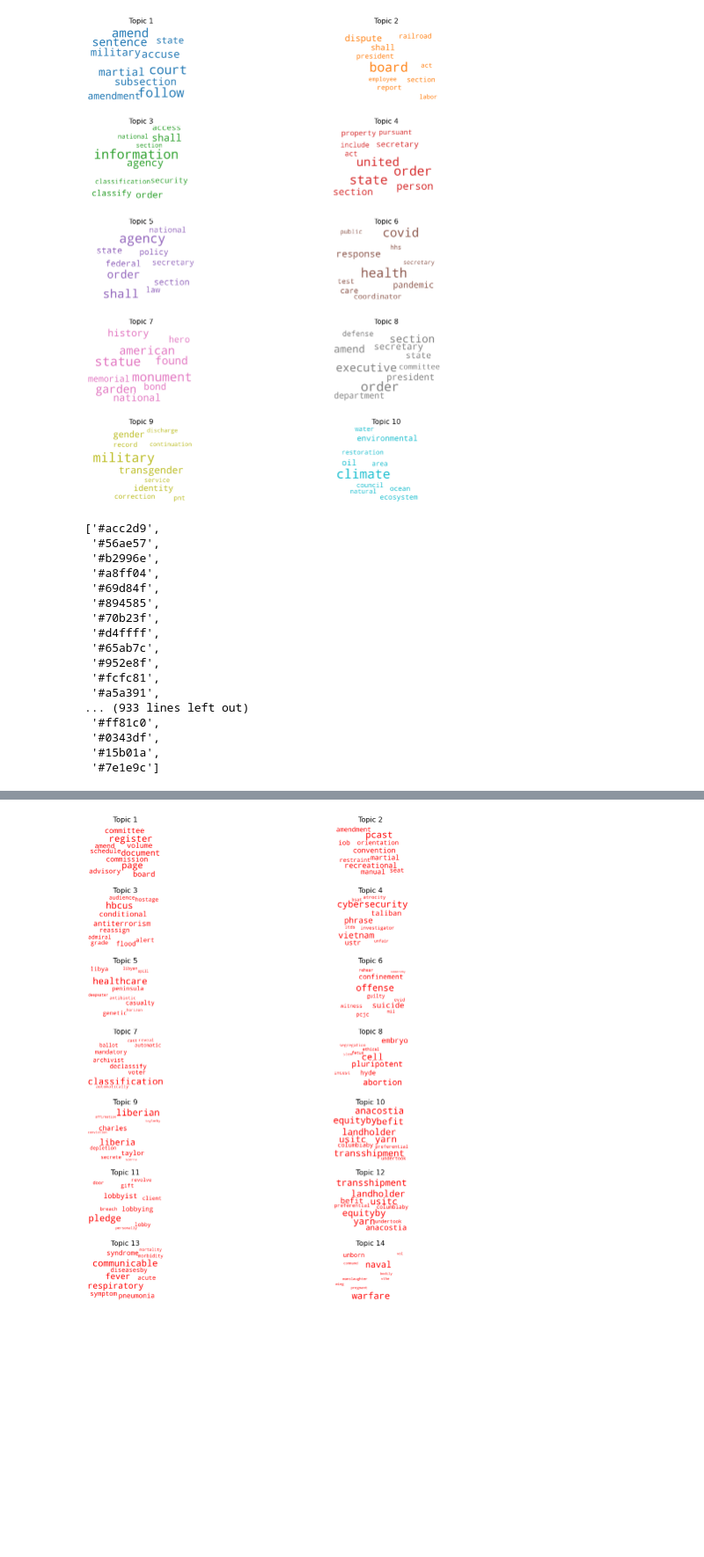
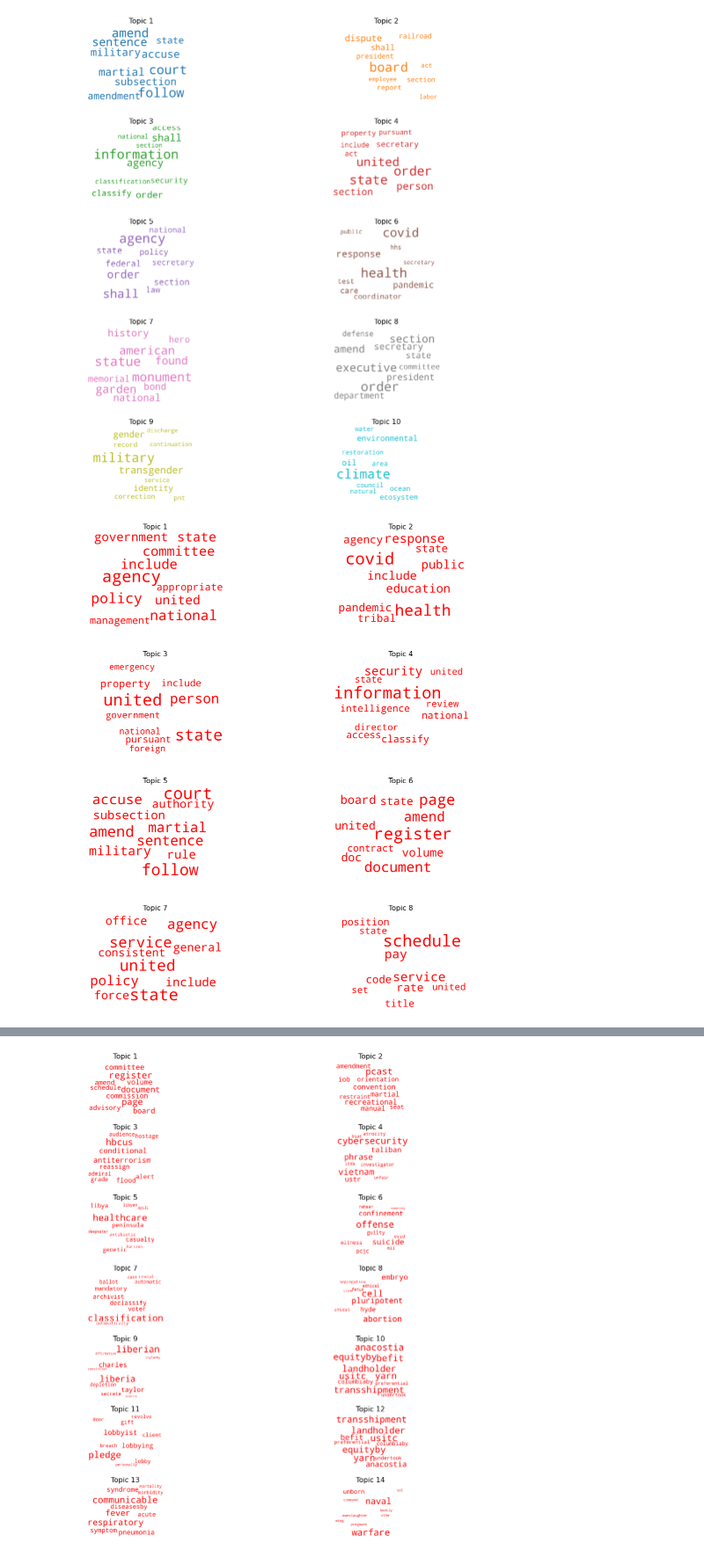
Before and after one commit to RobertoBarrosoLuque/Presidential-Rhetoric-NLP, a Jupyter notebook: exploratory_notebooks/final_proj_exploratory.ipynb, the cells around one changed output, grey strips where cells are left out. Shown at 88% size. Cells and saved outputs as stored; diff of their text form; code cells hidden in the pictures; blank space fills up the shorter version.

Commit message:
finished filtered grid search

```diff
--- a/exploratory_notebooks/final_proj_exploratory.ipynb
+++ b/exploratory_notebooks/final_proj_exploratory.ipynb
@@ -371,3 +371,11 @@ results_df
 | 48 | LdaModel(num_terms=10227, num_top... | 1 | 0.6 | 4 | 0.364885 |
 | 27 | LdaModel(num_terms=10227, num_top... | 0.8 | 0.6 | 10 | 0.362802 |
 96 rows × 5 columns
+# %%
+# Run grid serach by varying hyperparams
+params_grid = {
+     'alpha_range':[.6,.8, 1],
+     'beta_range':[.6,.8, 1],
+     'num_topics_range': [4, 6, 8, 10,15,20]}
+results_df_filtered = lda_filtered_orders.grid_search(params_grid)
+results_df_filtered
@@ -491,27 +515,6 @@ from gensim.models.coherencemodel import CoherenceModel
 from wordcloud import WordCloud, STOPWORDS
 import matplotlib.colors as mcolors
 from collections import Counter
-# %%
-cols = [color for name, color in mcolors.XKCD_COLORS.items()]
-cols
-# %% [output]
-['#acc2d9',
- '#56ae57',
- '#b2996e',
- '#a8ff04',
- '#69d84f',
- '#894585',
- '#70b23f',
- '#d4ffff',
- '#65ab7c',
- '#952e8f',
- '#fcfc81',
- '#a5a391',
-... (933 lines left out)
- '#ff81c0',
- '#0343df',
- '#15b01a',
- '#7e1e9c']
 # %%
  def generate_topic_wordcloud(self, ldamodel=None):
         """
@@ -545,3 +548,7 @@ cols
             plt.gca().set_title('Topic ' + str(i + 1), fontdict=dict(size=16))
             plt.gca().axis('off')
         plt.subplots_adjust(wspace=0, hspace=.3)
+# %%
+generate_topic_wordcloud(lda_filtered_orders, ldamodel=results_df_filtered.iloc[3, 0])
+# %% [output]
+[figure, added]
```
Also changed, not shown: parts of 5 cells of this notebook.
